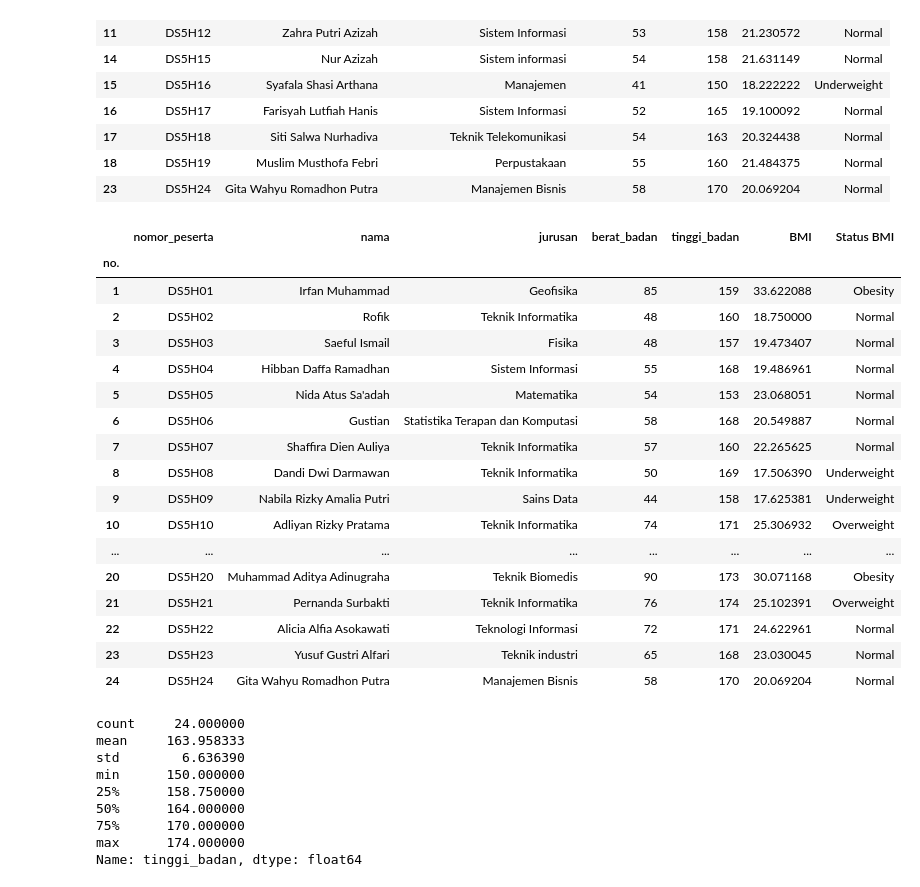
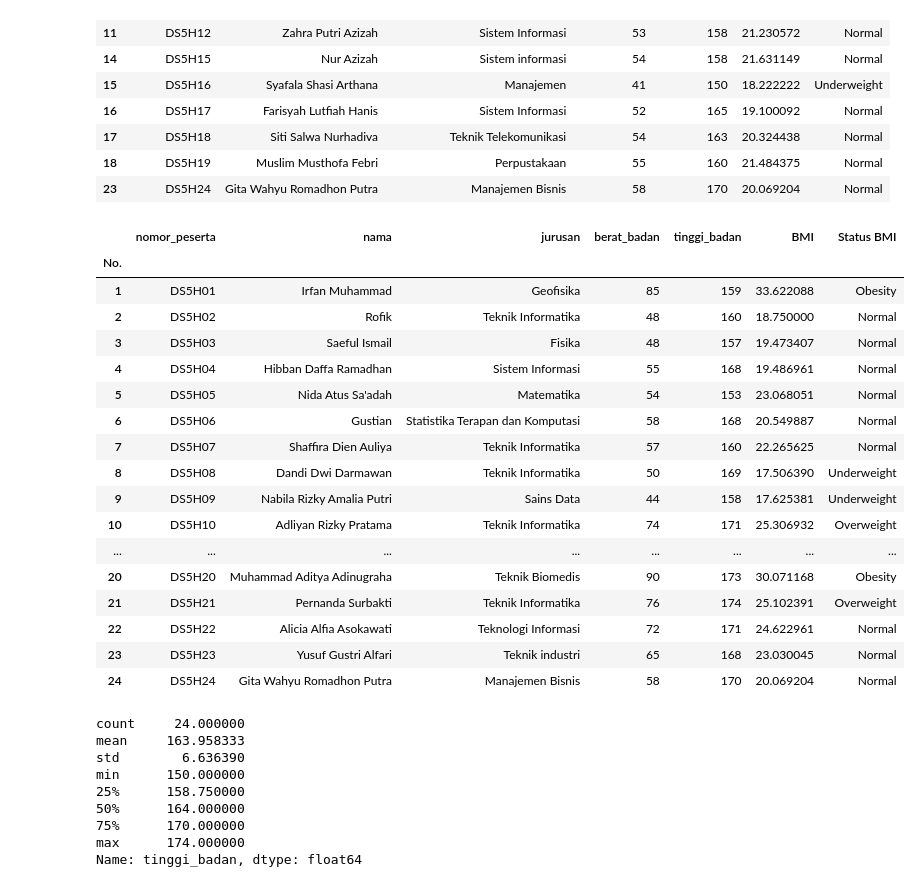
Before and after one commit to dandidw/StratupCampus, a Jupyter notebook: Assigment1.ipynb, the cells around one changed output. Drawn from its saved outputs; the diff is of its cells as text; code cells hidden in the pictures.

```diff
--- a/Assigment1.ipynb
+++ b/Assigment1.ipynb
@@ -265,12 +266,13 @@ display(df_kurangdari_60)
 | 18 | DS5H19 | Muslim Musthofa Febri | Perpustakaan | 55 | 160 | 21.484375 | Normal |
 | 23 | DS5H24 | Gita Wahyu Romadhon Putra | Manajemen Bisnis | 58 | 170 | 20.069204 | Normal |
 # %%
+# Menambah kolom 'No.'
 df.index = np.arange(1, len(df) + 1)
-df.index.name = 'no.'
+df.index.name = 'No.'
 display(df)
 # %% [output]
 |  | nomor_peserta | nama | jurusan | berat_badan | tinggi_badan | BMI | Status BMI |
-| no. |  |  |  |  |  |  |  |
+| No. |  |  |  |  |  |  |  |
 | 1 | DS5H01 | Irfan Muhammad | Geofisika | 85 | 159 | 33.622088 | Obesity |
 | 2 | DS5H02 | Rofik | Teknik Informatika | 48 | 160 | 18.750000 | Normal |
 | 3 | DS5H03 | Saeful Ismail | Fisika | 48 | 157 | 19.473407 | Normal |
```
Also changed, not shown: parts of 10 cells of this notebook.
